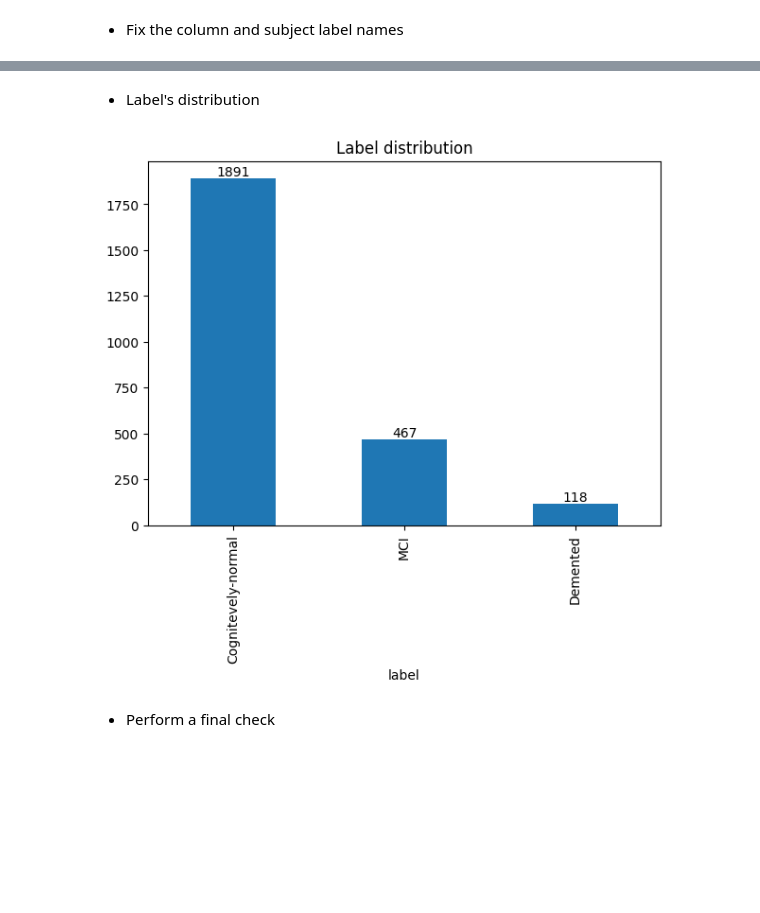
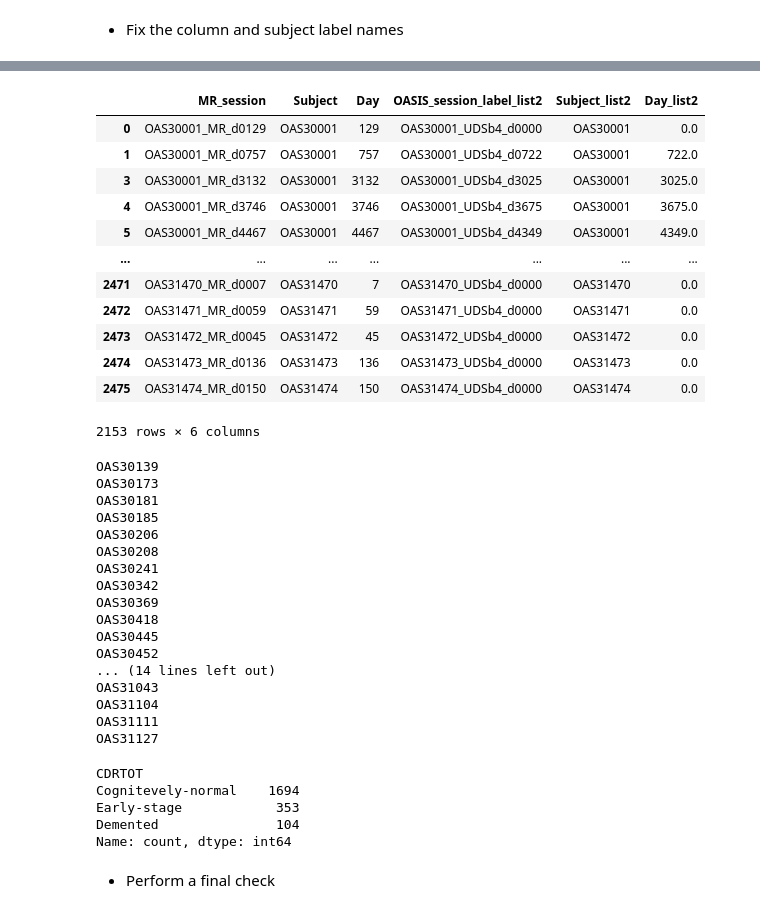
Before and after one commit to GiacomoDetomaso/alzheimer-mci-project, a Jupyter notebook: notebooks/2_target_label_definition.ipynb, the cells around one changed output, grey strips where cells are left out. Drawn from its saved outputs; the diff is of its cells as text; code cells hidden in the pictures; blank space fills up the shorter version.

Commit message:
Session matchup

```diff
--- a/notebooks/2_target_label_definition.ipynb
+++ b/notebooks/2_target_label_definition.ipynb
@@ -116,6 +72,0 @@ df_fsr['label'] = df_fsr['CDR'].map(lambda x: 'Cognitevely-normal' if x == 0 els
-# %% [markdown]
-- Label's distribution
-# %%
-p.bar_plot(df_fsr['label'].value_counts(), 'Label distribution');
-# %% [output]
-[figure, removed]
@@ -121,0 +76,20 @@ p.bar_plot(df_fsr['label'].value_counts(), 'Label distribution');
+# %%
+df_matched = pd.read_csv('../data/csv/out.csv')
+# %%
+df_matched = df_matched.drop(index=df_matched[df_matched['OASIS_session_label_list2'].isna()].index)
+# %%
+df_matched
+# %% [output]
+|  | MR_session | Subject | Day | OASIS_session_label_list2 | Subject_list2 | Day_list2 |
+| 0 | OAS30001_MR_d0129 | OAS30001 | 129 | OAS30001_UDSb4_d0000 | OAS30001 | 0.0 |
+| 1 | OAS30001_MR_d0757 | OAS30001 | 757 | OAS30001_UDSb4_d0722 | OAS30001 | 722.0 |
+| 3 | OAS30001_MR_d3132 | OAS30001 | 3132 | OAS30001_UDSb4_d3025 | OAS30001 | 3025.0 |
+| 4 | OAS30001_MR_d3746 | OAS30001 | 3746 | OAS30001_UDSb4_d3675 | OAS30001 | 3675.0 |
+| 5 | OAS30001_MR_d4467 | OAS30001 | 4467 | OAS30001_UDSb4_d4349 | OAS30001 | 4349.0 |
+| ... | ... | ... | ... | ... | ... | ... |
+| 2471 | OAS31470_MR_d0007 | OAS31470 | 7 | OAS31470_UDSb4_d0000 | OAS31470 | 0.0 |
+| 2472 | OAS31471_MR_d0059 | OAS31471 | 59 | OAS31471_UDSb4_d0000 | OAS31471 | 0.0 |
+| 2473 | OAS31472_MR_d0045 | OAS31472 | 45 | OAS31472_UDSb4_d0000 | OAS31472 | 0.0 |
+| 2474 | OAS31473_MR_d0136 | OAS31473 | 136 | OAS31473_UDSb4_d0000 | OAS31473 | 0.0 |
+| 2475 | OAS31474_MR_d0150 | OAS31474 | 150 | OAS31474_UDSb4_d0000 | OAS31474 | 0.0 |
+2153 rows × 6 columns
@@ -121,0 +100,20 @@ p.bar_plot(df_fsr['label'].value_counts(), 'Label distribution');
+# %%
+df_matched['CDRTOT'] = le.align_labels(df_matched, 'OASISID', 'CDRTOT')
+# %% [output]
+OAS30139
+OAS30173
+OAS30181
+OAS30185
+OAS30206
+OAS30208
+OAS30241
+OAS30342
+OAS30369
+OAS30418
+OAS30445
+OAS30452
+... (14 lines left out)
+OAS31043
+OAS31104
+OAS31111
+OAS31127
@@ -122,3 +122,11 @@ p.bar_plot(df_fsr['label'].value_counts(), 'Label distribution');
+# %%
+df_matched['CDRTOT'].value_counts()
+# %% [output]
+CDRTOT
+Cognitevely-normal    1694
+Early-stage            353
+Demented               104
+Name: count, dtype: int64
 # %% [markdown]
 - Perform a final check
 # %%
```
Also changed, not shown: parts of 14 cells of this notebook, 5 other files.
